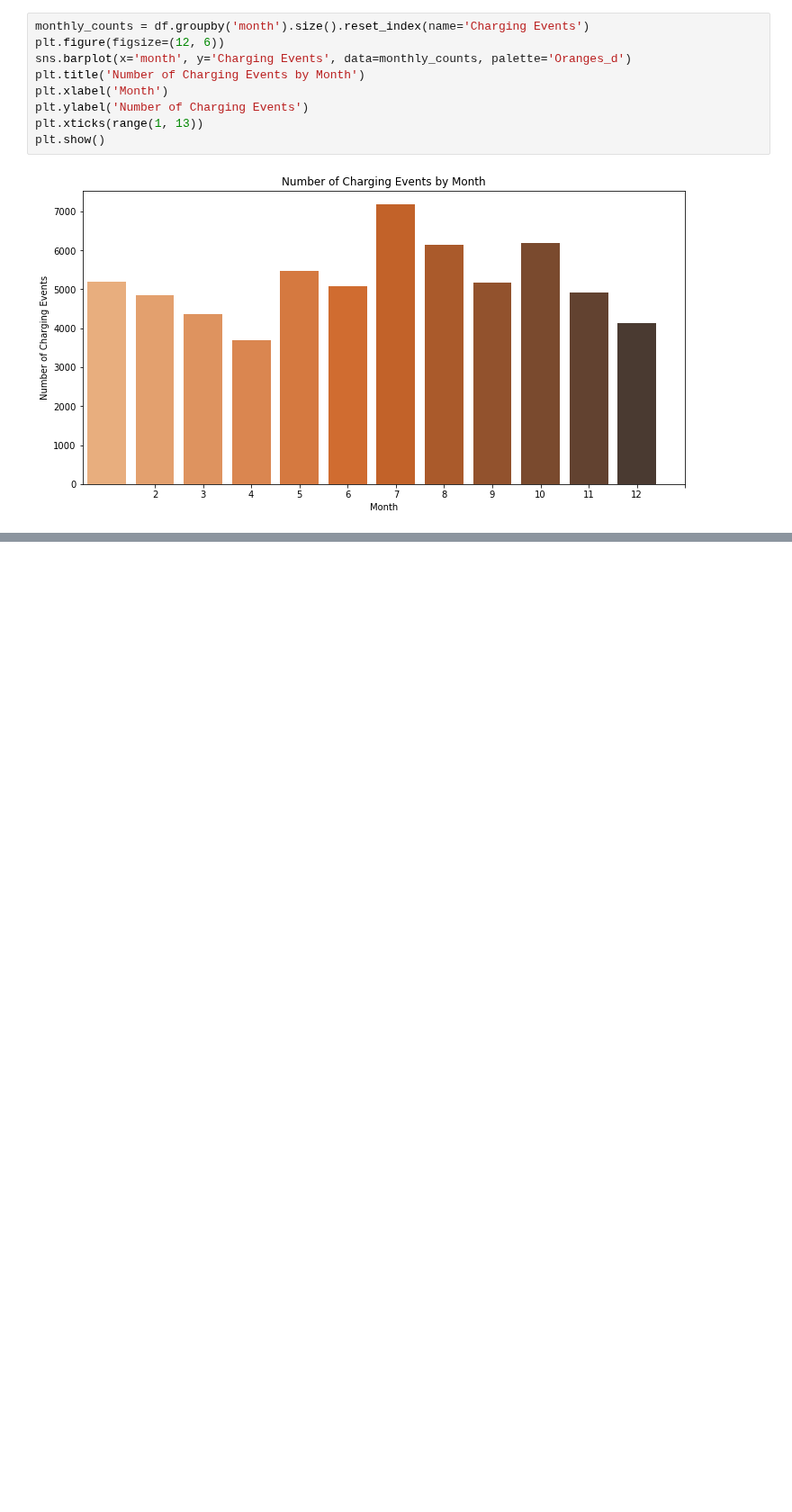
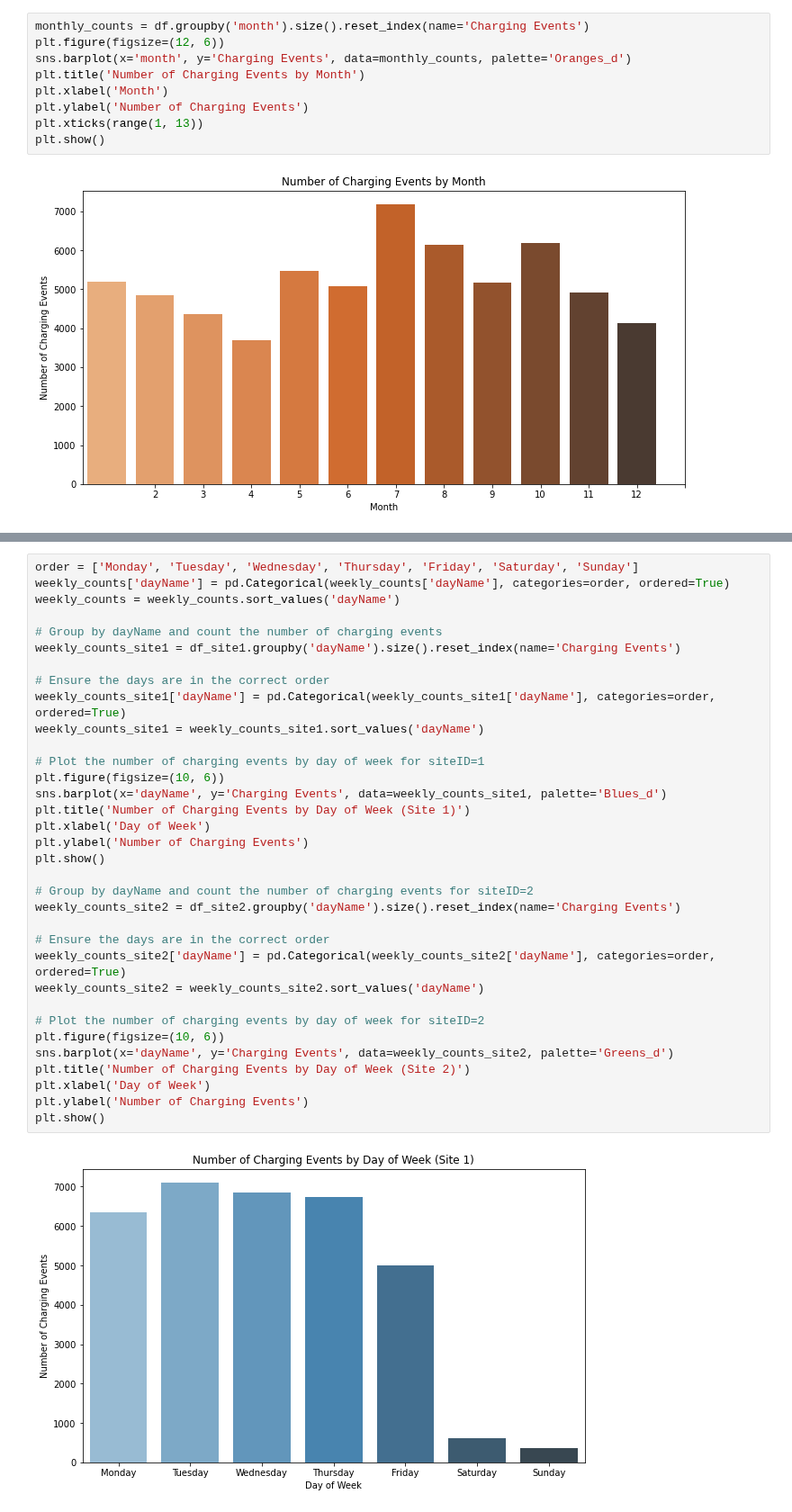
Before and after one commit to helloworldfromleo/AA, a Jupyter notebook: 01_Data_Preparation.ipynb, the cells around one changed output, grey strips where cells are left out. Shown at 90% size. Cells and saved outputs as stored; diff of their text form; blank space fills up the shorter version.

```diff
--- a/01_Data_Preparation.ipynb
+++ b/01_Data_Preparation.ipynb
@@ -354,0 +375,36 @@ plt.show()
+# %%
+order = ['Monday', 'Tuesday', 'Wednesday', 'Thursday', 'Friday', 'Saturday', 'Sunday']
+weekly_counts['dayName'] = pd.Categorical(weekly_counts['dayName'], categories=order, ordered=True)
+weekly_counts = weekly_counts.sort_values('dayName')
+
+# Group by dayName and count the number of charging events
+weekly_counts_site1 = df_site1.groupby('dayName').size().reset_index(name='Charging Events')
+
+# Ensure the days are in the correct order
+weekly_counts_site1['dayName'] = pd.Categorical(weekly_counts_site1['dayName'], categories=order, ordered=True)
+weekly_counts_site1 = weekly_counts_site1.sort_values('dayName')
+
+# Plot the number of charging events by day of week for siteID=1
+plt.figure(figsize=(10, 6))
+sns.barplot(x='dayName', y='Charging Events', data=weekly_counts_site1, palette='Blues_d')
+plt.title('Number of Charging Events by Day of Week (Site 1)')
+plt.xlabel('Day of Week')
+plt.ylabel('Number of Charging Events')
+plt.show()
+
+# Group by dayName and count the number of charging events for siteID=2
+weekly_counts_site2 = df_site2.groupby('dayName').size().reset_index(name='Charging Events')
+
+# Ensure the days are in the correct order
+weekly_counts_site2['dayName'] = pd.Categorical(weekly_counts_site2['dayName'], categories=order, ordered=True)
+weekly_counts_site2 = weekly_counts_site2.sort_values('dayName')
+
+# Plot the number of charging events by day of week for siteID=2
+plt.figure(figsize=(10, 6))
+sns.barplot(x='dayName', y='Charging Events', data=weekly_counts_site2, palette='Greens_d')
+plt.title('Number of Charging Events by Day of Week (Site 2)')
+plt.xlabel('Day of Week')
+plt.ylabel('Number of Charging Events')
+plt.show()
+# %% [output]
+[figure, added]
```
Also changed, not shown: parts of 4 cells of this notebook.
